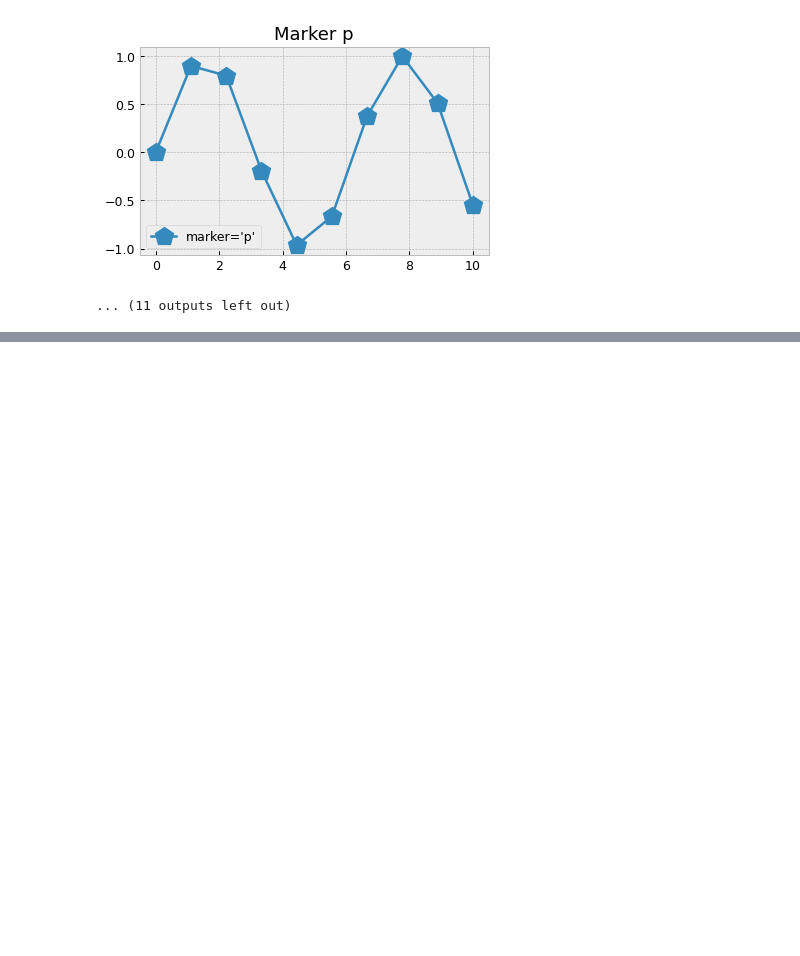
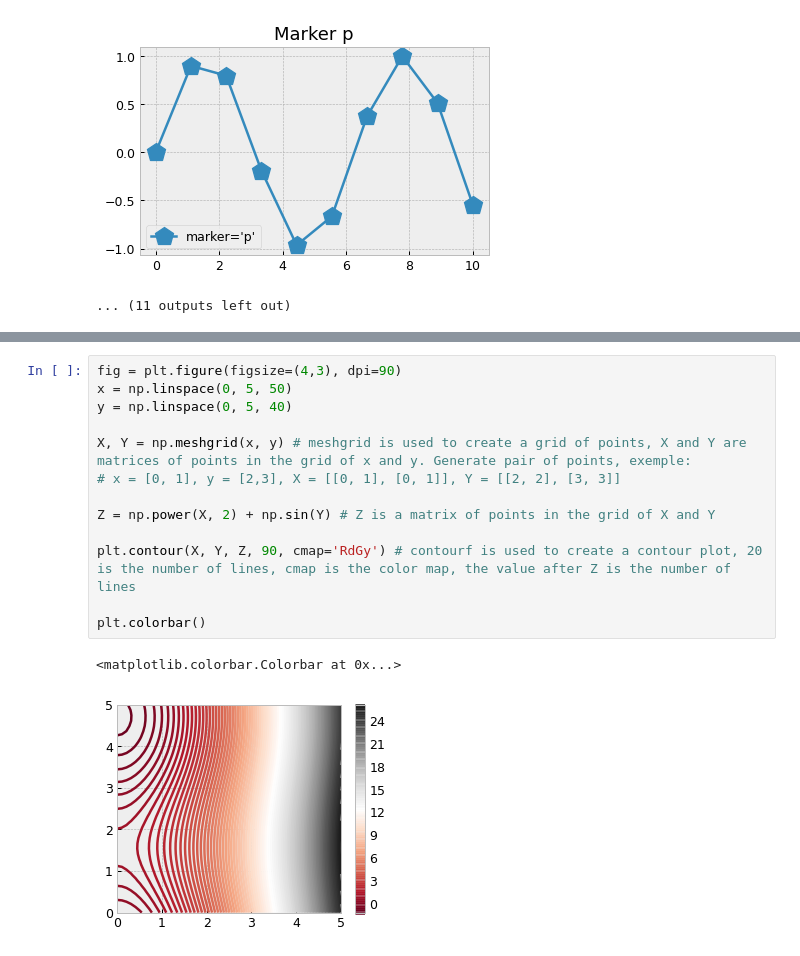
Before and after one commit to pcmoraesmenezes/Data-Science-and-Machine-Learning-Course, a Jupyter notebook: Introduction/data_visualization/matplotlib_int.ipynb, the cells around one changed output, grey strips where cells are left out. Saved outputs shown, nothing was run; the diff lists cells and outputs as text; blank space fills up the shorter version.

```diff
--- a/Introduction/data_visualization/matplotlib_int.ipynb
+++ b/Introduction/data_visualization/matplotlib_int.ipynb
@@ -466,0 +556,16 @@ for marker in markers_avaliable:
+# %%
+fig = plt.figure(figsize=(4,3), dpi=90)
+x = np.linspace(0, 5, 50)
+y = np.linspace(0, 5, 40)
+
+X, Y = np.meshgrid(x, y) # meshgrid is used to create a grid of points, X and Y are matrices of points in the grid of x and y. Generate pair of points, exemple:
+# x = [0, 1], y = [2,3], X = [[0, 1], [0, 1]], Y = [[2, 2], [3, 3]]
+
+Z = np.power(X, 2) + np.sin(Y) # Z is a matrix of points in the grid of X and Y
+
+plt.contour(X, Y, Z, 90, cmap='RdGy') # contourf is used to create a contour plot, 20 is the number of lines, cmap is the color map, the value after Z is the number of lines
+
+plt.colorbar()
+# %% [output]
+<matplotlib.colorbar.Colorbar at 0x...>
+[figure, added]
```
Also changed, not shown: parts of 9 cells of this notebook, 1 other file.
